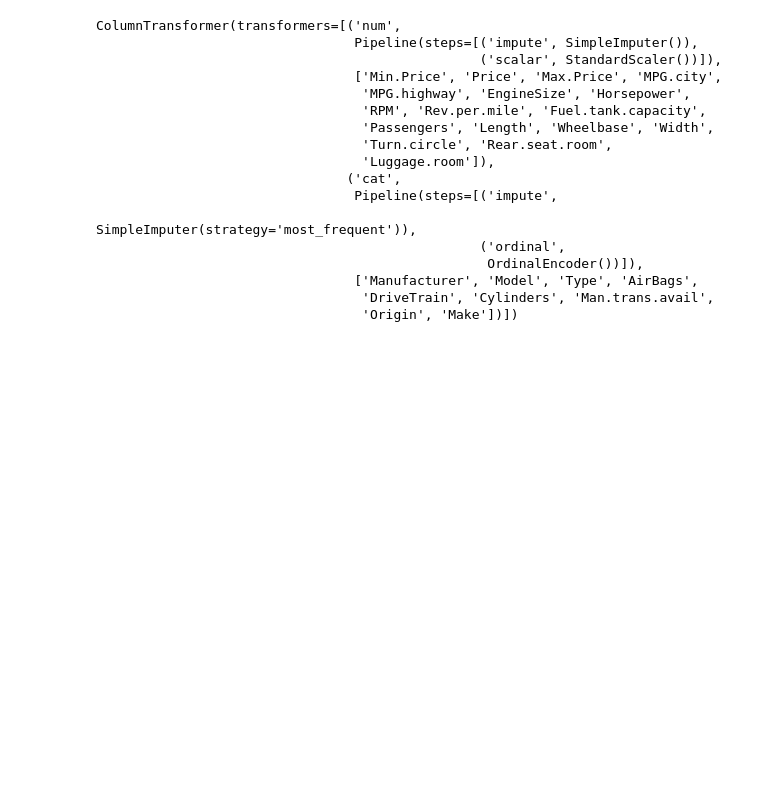
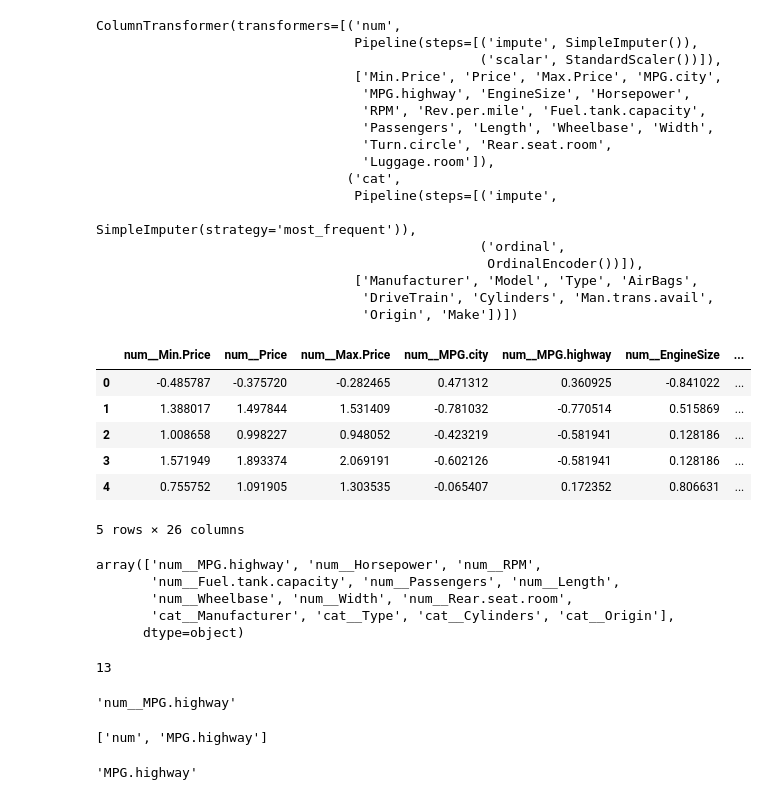
Before and after one commit to Yash2161/Machine-Learning, a Jupyter notebook: Feature Selection/Forward.ipynb, the cells around one changed output. Cells and saved outputs as stored; diff of their text form; code cells hidden in the pictures; blank space fills up the shorter version.

```diff
--- a/Feature Selection/Forward.ipynb
+++ b/Feature Selection/Forward.ipynb
@@ -166,3 +166,45 @@ ColumnTransformer(transformers=[('num',
                                  ['Manufacturer', 'Model', 'Type', 'AirBags',
                                   'DriveTrain', 'Cylinders', 'Man.trans.avail',
                                   'Origin', 'Make'])])
+# %%
+X_pre = pre1.fit_transform(X)
+X_pre.head()
+# %% [output]
+|  | num__Min.Price | num__Price | num__Max.Price | num__MPG.city | num__MPG.highway | num__EngineSize | ... |
+| 0 | -0.485787 | -0.375720 | -0.282465 | 0.471312 | 0.360925 | -0.841022 | ... |
+| 1 | 1.388017 | 1.497844 | 1.531409 | -0.781032 | -0.770514 | 0.515869 | ... |
+| 2 | 1.008658 | 0.998227 | 0.948052 | -0.423219 | -0.581941 | 0.128186 | ... |
+| 3 | 1.571949 | 1.893374 | 2.069191 | -0.602126 | -0.581941 | 0.128186 | ... |
+| 4 | 0.755752 | 1.091905 | 1.303535 | -0.065407 | 0.172352 | 0.806631 | ... |
+5 rows × 26 columns
+# %%
+# Feature selection
+from sklearn.linear_model import LinearRegression
+from sklearn.feature_selection import SequentialFeatureSelector
+lr = LinearRegression()
+sel = SequentialFeatureSelector(lr, n_features_to_select='auto', direction='forward')
+sel.fit(X_pre, Y)
+sel_cols = sel.get_feature_names_out()
+sel_cols
+# %% [output]
+array(['num__MPG.highway', 'num__Horsepower', 'num__RPM',
+       'num__Fuel.tank.capacity', 'num__Passengers', 'num__Length',
+       'num__Wheelbase', 'num__Width', 'num__Rear.seat.room',
+       'cat__Manufacturer', 'cat__Type', 'cat__Cylinders', 'cat__Origin'],
+      dtype=object)
+# %%
+len(sel_cols)
+# %% [output]
+13
+# %%
+sel_cols[0]
+# %% [output]
+'num__MPG.highway'
+# %%
+sel_cols[0].split('__')
+# %% [output]
+['num', 'MPG.highway']
+# %%
+sel_cols[0].split('__')[1]
+# %% [output]
+'MPG.highway'
```
Also changed, not shown: parts of 46 cells of this notebook, 1 other file.
